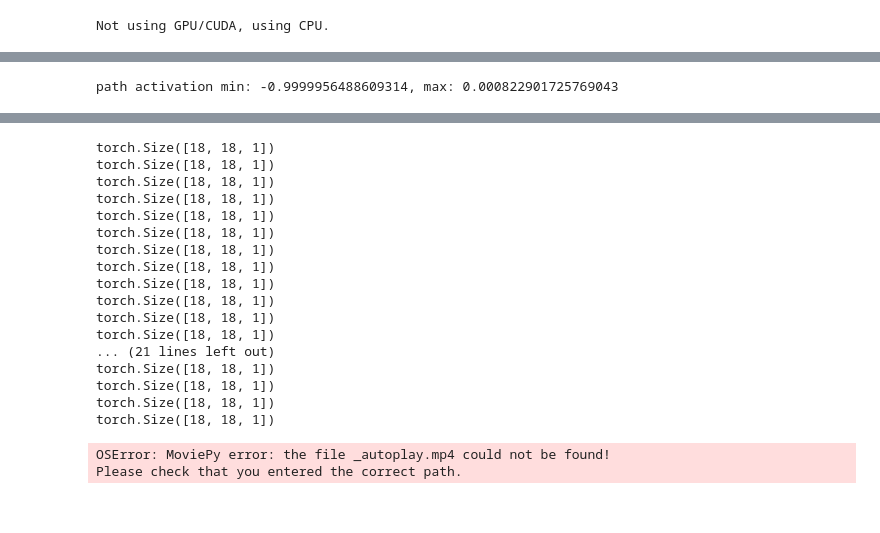
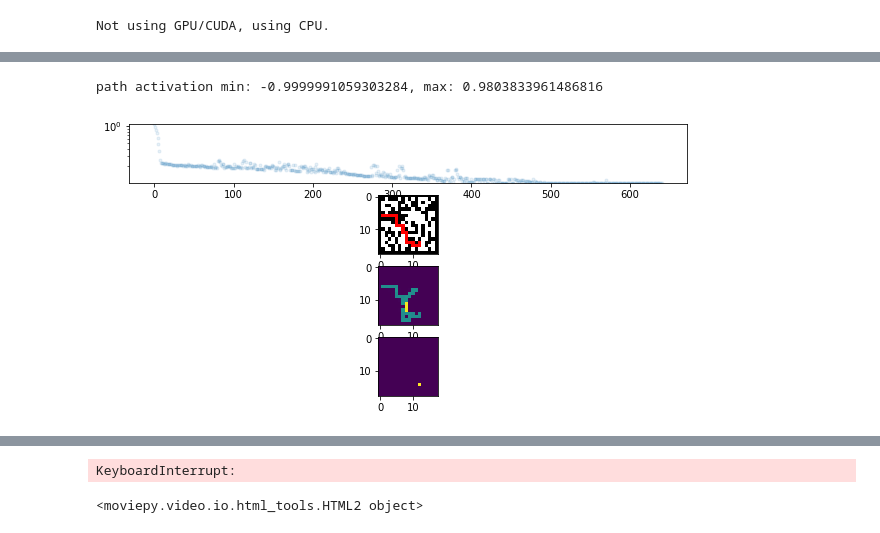
Before and after one commit to smearle/pathfinding-nca, a Jupyter notebook: path_nca.ipynb, the cells around one changed output, grey strips where cells are left out. Drawn from its saved outputs; the diff is of its cells as text; code cells hidden in the pictures.

Commit message:
Play with batches.

```diff
--- a/path_nca.ipynb
+++ b/path_nca.ipynb
@@ -432,7 +432,7 @@ solved_maze_ims = torch.Tensor(solved_maze_ims)
 for i in range(8000):
   with torch.no_grad():
     # batch_idx = np.random.choice(len(pool), 4, replace=False)
-    batch_idx = np.random.choice(training_mazes.shape[0], min(4, batch_size), replace=False)
+    batch_idx = np.random.choice(training_mazes.shape[0], min(1, batch_size), replace=False)
 
     x_maze = training_mazes[batch_idx]
     x = torch.zeros(x_maze.shape[0], n_chan, x_maze.shape[2], x_maze.shape[3])
@@ -446,13 +446,13 @@ for i in range(8000):
   step_n = 64
 
   # The following line is equivalent to this code:
-  # for k in range(step_n):
-    # x = ca(x + x0)
+  for k in range(step_n):
+    x = ca(x + x0)
   # It uses gradient checkpointing to save memory, which enables larger
   # batches and longer CA step sequences. Surprisingly, this version
   # is also ~2x faster than a simple loop, even though it performs
   # the forward pass twice!
-  x = torch.utils.checkpoint.checkpoint_sequential([ca]*step_n, 16, x)
+  # x = torch.utils.checkpoint.checkpoint_sequential([ca]*step_n, 16, x)
 
 
   # imgs = to_rgb(x)
@@ -484,33 +484,34 @@ for i in range(8000):
     loss_log.append(loss.item())
 
     if i%64==0:
       clear_output(True)
       fig, ax = pl.subplots(2, 4, figsize=(10, 5))
       pl.subplot(411)
       pl.plot(loss_log, '.', alpha=0.1)
       pl.yscale('log')
       pl.ylim(np.min(loss_log), loss_log[0])
       # imgs = to_rgb(x).permute([0, 2, 3, 1]).cpu()
       paths = to_path(x).permute([0, 2, 3, 1]).cpu()
       # imshow(np.hstack(imgs))
       pl.subplot(412)
       pl.imshow(np.hstack(solved_maze_ims[batch_idx]))
       pl.subplot(413)
       pl.imshow(np.hstack(paths), vmin=-1.0, vmax=1.0)
       pl.subplot(414)
-      pl.imshow(np.hstack(x[...,-2:-1,:,:].permute([0,2,3,1]).cpu()))
-      # pl.imshow(np.hstack(ca.x0[...,0:1,:,:].permute([0,2,3,1]).cpu()))
+      # pl.imshow(np.hstack(x[...,-2:-1,:,:].permute([0,2,3,1]).cpu()))
+      pl.imshow(np.hstack(ca.x0[...,3:4,:,:].permute([0,2,3,1]).cpu()))
       print(f'path activation min: {paths.min()}, max: {paths.max()}')
       pl.show()
 
     if i%10 == 0:
       print('\rstep_n:', len(loss_log),
         ' loss:', loss.item(),
         ' lr:', lr_sched.get_lr()[0], end='')
 
     ca.reset()
 
 print()
 print(paths.min(), paths.max(), path_targets.min(), path_targets.max())
 # %% [output]
-path activation min: -0.9999956488609314, max: 0.000822901725769043
+path activation min: -0.9999991059303284, max: 0.9803833961486816
+[figure, added]
@@ -518,3 +519,4 @@ KeyboardInterrupt:
+KeyboardInterrupt:
 # %%
 #@title NCA video {vertical-output: true}
 with VideoWriter() as vid, torch.no_grad():
@@ -526,25 +528,6 @@ with VideoWriter() as vid, torch.no_grad():
     for i in range(step_n):
       x[:] = ca(x)
     img = to_path(x[0]).permute(1, 2, 0).cpu()
-    print(img.shape)
     vid.add(zoom(img, 2))
 # %% [output]
-torch.Size([18, 18, 1])
-torch.Size([18, 18, 1])
-torch.Size([18, 18, 1])
-torch.Size([18, 18, 1])
-torch.Size([18, 18, 1])
-torch.Size([18, 18, 1])
-torch.Size([18, 18, 1])
-torch.Size([18, 18, 1])
-torch.Size([18, 18, 1])
-torch.Size([18, 18, 1])
-torch.Size([18, 18, 1])
-torch.Size([18, 18, 1])
-... (21 lines left out)
-torch.Size([18, 18, 1])
-torch.Size([18, 18, 1])
-torch.Size([18, 18, 1])
-torch.Size([18, 18, 1])
+<moviepy.video.io.html_tools.HTML2 object>
-OSError: MoviePy error: the file _autoplay.mp4 could not be found!
-Please check that you entered the correct path.
```
Also changed, not shown: parts of 6 cells of this notebook.
